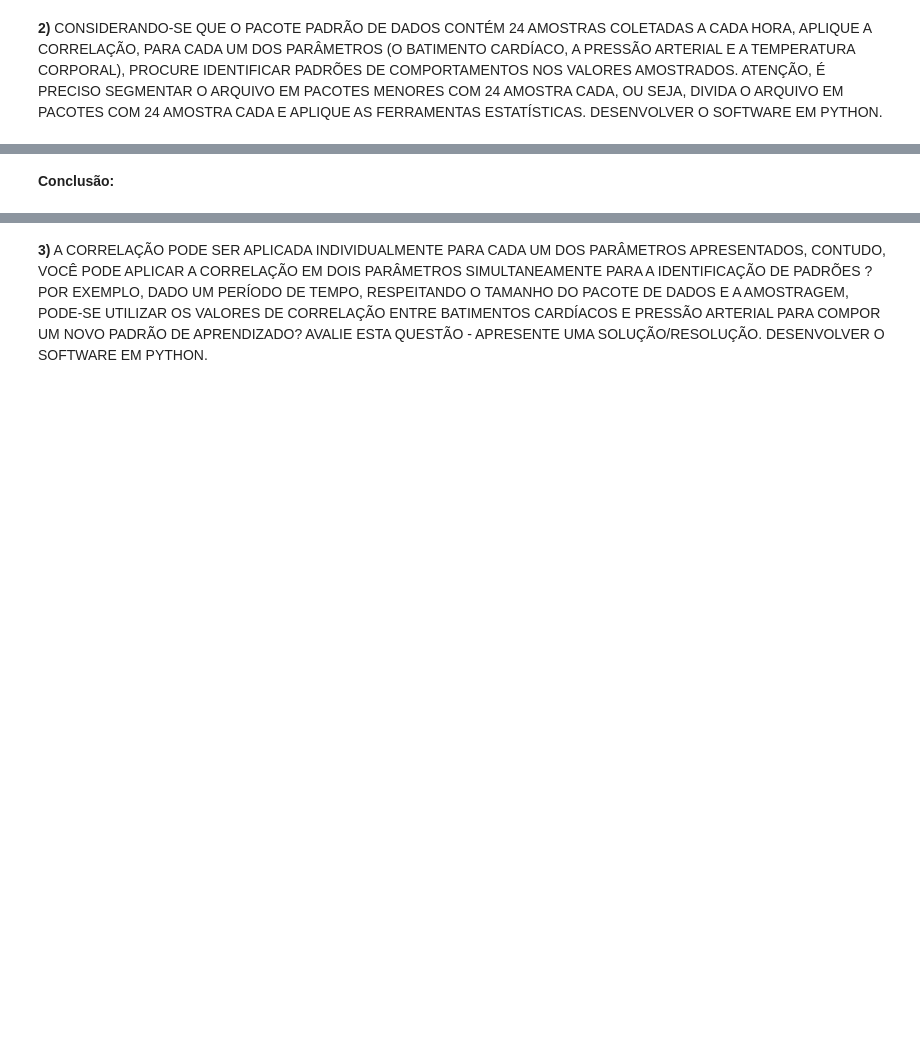
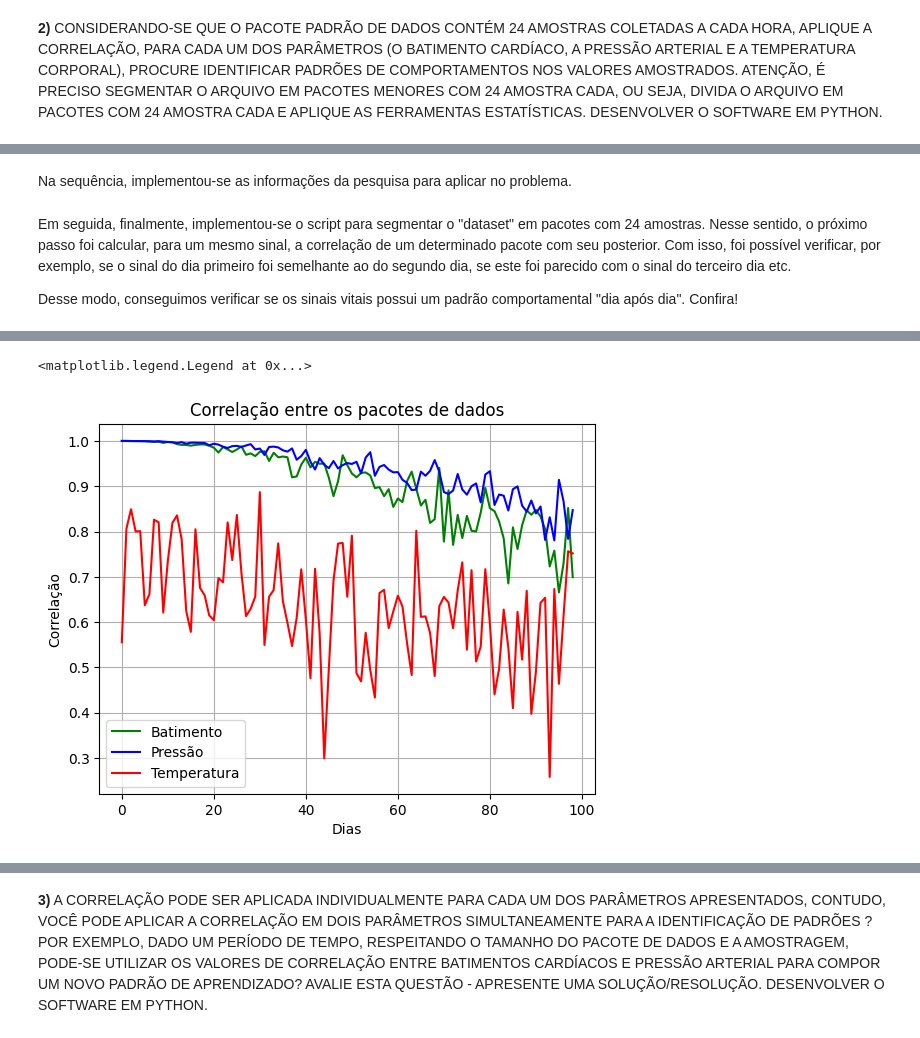
Before and after one commit to lucianoacsilva/vital-signals-analysis, a Jupyter notebook: Trabalho 1 - Sinais Vitais.ipynb, the cells around one changed output, grey strips where cells are left out. Cells and saved outputs as stored; diff of their text form; code cells hidden in the pictures; blank space fills up the shorter version.

```diff
--- a/Trabalho 1 - Sinais Vitais.ipynb
+++ b/Trabalho 1 - Sinais Vitais.ipynb
@@ -169,0 +222,2 @@ TEMPERATURA                        0                       0      0
+# %% [markdown]
+Na sequência, implementou-se as informações da pesquisa para aplicar no problema.
@@ -170,26 +245,59 @@ TEMPERATURA                        0                       0      0
+# %% [markdown]
+Em seguida, finalmente, implementou-se o script para segmentar o "dataset" em pacotes com 24 amostras. Nesse sentido, o próximo passo foi calcular, para um mesmo sinal, a correlação de um determinado pacote com seu posterior. Com isso, foi possível verificar, por exemplo, se o sinal do dia primeiro foi semelhante ao do segundo dia, se este foi parecido com o sinal do terceiro dia etc.
+
+Desse modo, conseguimos verificar se os sinais vitais possui um padrão comportamental "dia após dia". Confira!
 # %%
-# Correlação dos 100 dias de coleta de dados
-n = 1
+n: int = 0
+
+corr_batimento: list[float] = []
+corr_pressao: list[float] = []
+corr_temperatura: list[float] = []
+
+int_corr_batimento = pd.DataFrame(columns = [classificacao_literal, valor_literal], index = range(0,99))
+int_corr_pressao = pd.DataFrame(columns = [classificacao_literal, valor_literal], index = range(0,99))
+int_corr_temperatura = pd.DataFrame(columns = [classificacao_literal, valor_literal], index = range(0,99))
 
 df_correlacao = pd.DataFrame()
+correlation_matrix_df = pd.DataFrame()
 
-c_BATIMENTOxPRESSAO = []
-c_BATIMENTOxTEMPERATURA = []
-c_TEMPERATURAxPRESSAO  = []
-
-# Segmentação do Datasete em 100 pacotes com 24 amostras
-for k in range(0,2400,24):
+# Segmentação do Dataset em pacotes com 24 amostras
+for k in range(0,2376,24):
 
     # Cálculo da correlação de cada pacote de dados
-    correlacao = df[k:k+24].corr(method ='pearson')
+    correlation_matrix_df[pacote_batimento_literal] = np.array(df[batimento_literal][k:k+24])
+    correlation_matrix_df[proximo_pacote_batimento_literal] = np.array(df[batimento_literal][k+24:k+48])
+    correlation_matrix_df[pacote_pressao_literal] = np.array(df[pressao_literal][k:k+24])
+    correlation_matrix_df[proximo_pacote_pressao_literal] = np.array(df[pressao_literal][k+24:k+48])
+    correlation_matrix_df[pacote_temperatura_literal] = np.array(df[temperatura_literal][k:k+24])
+    correlation_matrix_df[proximo_pacote_temperatura_literal] = np.array(df[temperatura_literal][k+24:k+48])
 
-    c_BATIMENTOxPRESSAO.append(correlacao[batimento_literal][2])
-    c_BATIMENTOxTEMPERATURA.append(correlacao[batimento_literal][3])
-    c_TEMPERATURAxPRESSAO.append(correlacao[temperatura_literal][2])
+    # Vetor com a correlação entre os pacotes de dados do Batimento Cardíaco
+    corr_batimento.append(correlation_matrix_df.corr(method ='pearson')[pacote_batimento_literal][proximo_pacote_batimento_literal])
+    # Vetor com a correlação entre os pacotes de dados da Pressão Arterial
+    corr_pressao.append(correlation_matrix_df.corr(method ='pearson')[pacote_pressao_literal][proximo_pacote_pressao_literal])
+    # Vetor com a correlação entre os pacotes de dados da Temperatura Corporal
+    corr_temperatura.append(correlation_matrix_df.corr(method ='pearson')[pacote_temperatura_literal][proximo_pacote_temperatura_literal])
 
-df_correlacao['Batimento x Pressão'] = c_BATIMENTOxPRESSAO
-df_correlacao['Batimento x Temperatura'] = c_BATIMENTOxTEMPERATURA
-df_correlacao['Temperatura x Pressão'] = c_TEMPERATURAxPRESSAO
+    classificador_correlacao(corr = corr_batimento[-1], index = n, corr_df = int_corr_batimento)
+    classificador_correlacao(corr = corr_pressao[-1], index = n, corr_df = int_corr_pressao)
+    classificador_correlacao(corr = corr_temperatura[-1], index = n, corr_df = int_corr_temperatura)
+
+    n = n + 1
+
+df_correlacao['Correlação do Batimento'] = corr_batimento
+df_correlacao['Correlação da Pressão'] = corr_pressao
+df_correlacao['Correlação da Temperatura'] = corr_temperatura
 
 print(df_correlacao)
+
+# Plotar a correlação entre os dados
+plt.figure()
+plt.grid()
+plt.title("Correlação entre os pacotes de dados")
+plt.plot(corr_batimento, color = 'g', label = 'Batimento')
+plt.plot(corr_pressao, color = 'b', label = 'Pressão')
+plt.plot(corr_temperatura, color = 'r', label = 'Temperatura')
+plt.xlabel("Dias")
+plt.ylabel("Correlação")
+plt.legend()
 # %% [output]
@@ -210,2 +318,2 @@ print(df_correlacao)
+<matplotlib.legend.Legend at 0x...>
+[figure, added]
-# %% [markdown]
-**Conclusão:**
```
Also changed, not shown: parts of 35 cells of this notebook, 3 other files.
